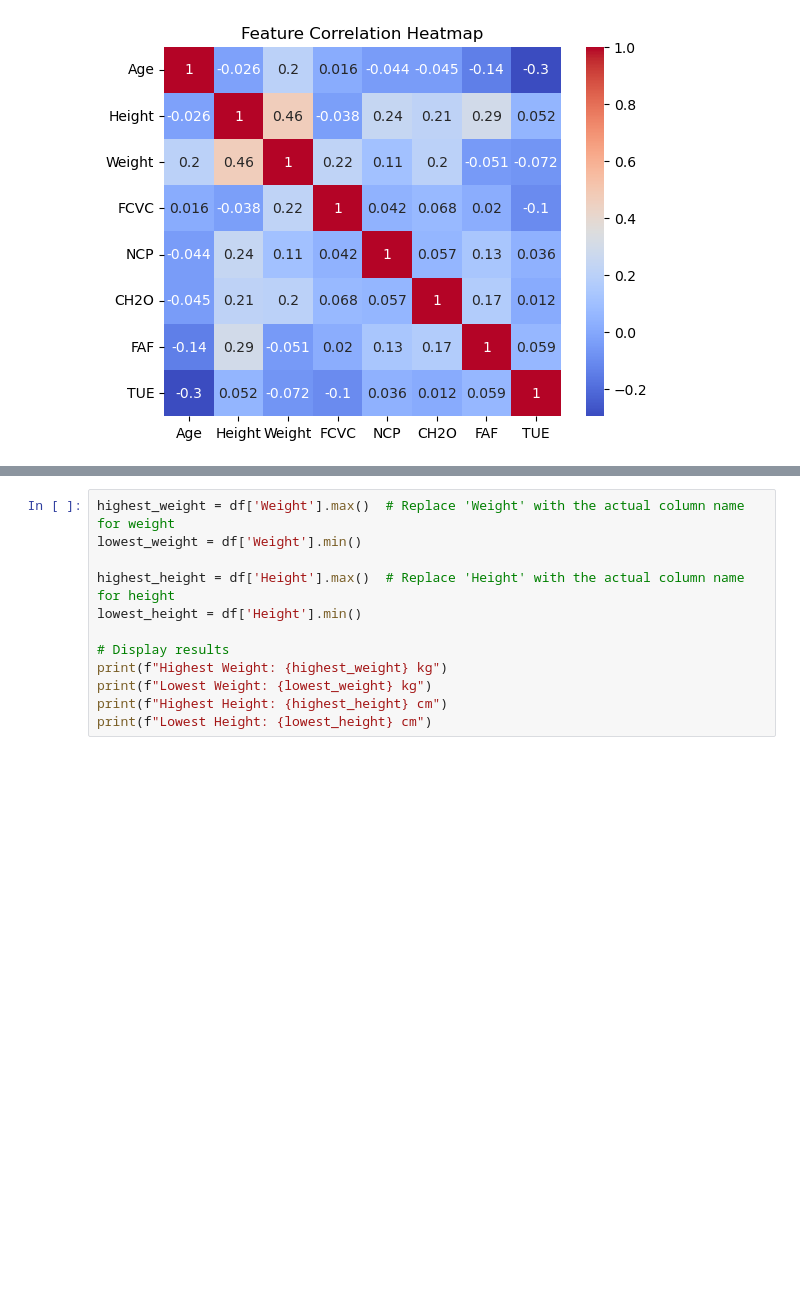
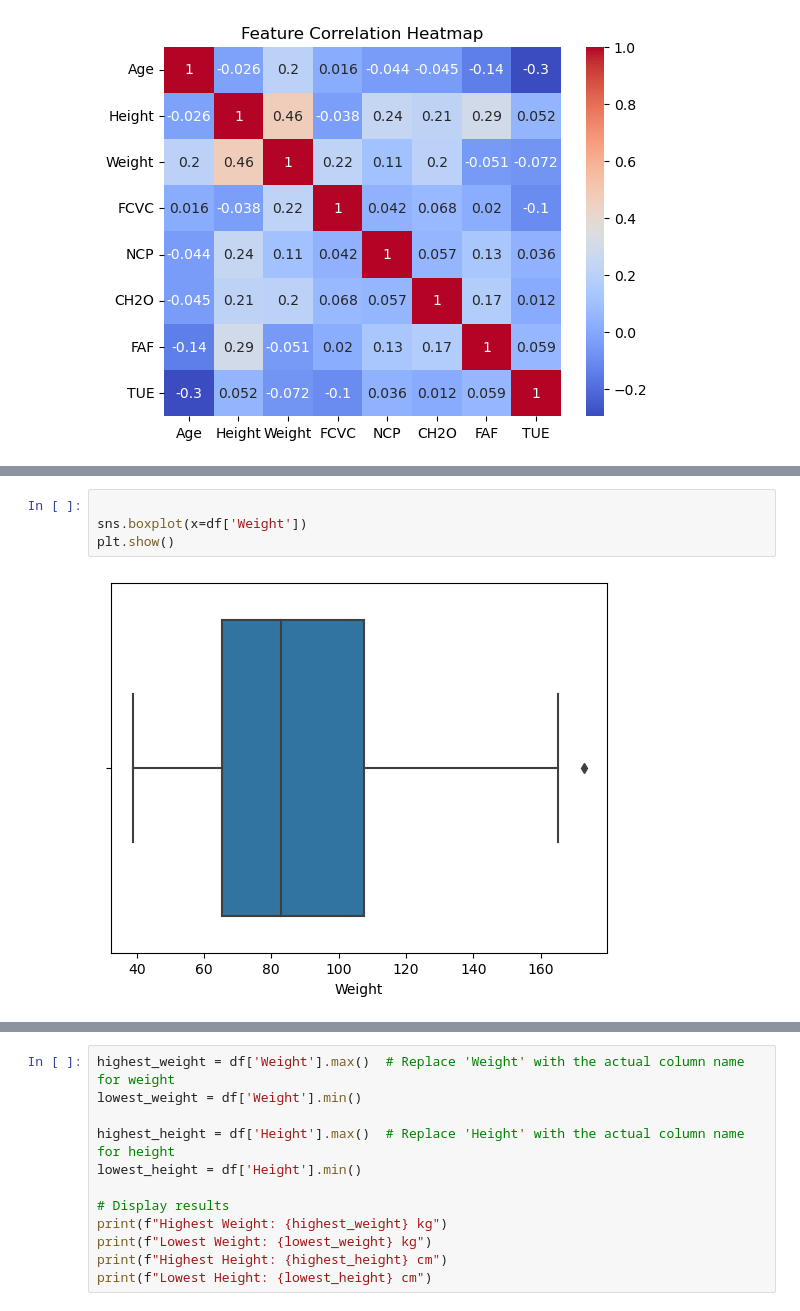
Before and after one commit to jiayuuu64/streamlit-obesity, a Jupyter notebook: obesity.ipynb, the cells around one changed output, grey strips where cells are left out. Saved outputs shown, nothing was run; the diff lists cells and outputs as text; blank space fills up the shorter version.

```diff
--- a/obesity.ipynb
+++ b/obesity.ipynb
@@ -46,0 +92,6 @@ plt.show()
+# %%
+
+sns.boxplot(x=df['Weight'])
+plt.show()
+# %% [output]
+[figure, added]
```
Also changed, not shown: parts of 15 cells of this notebook, 2 other files.
